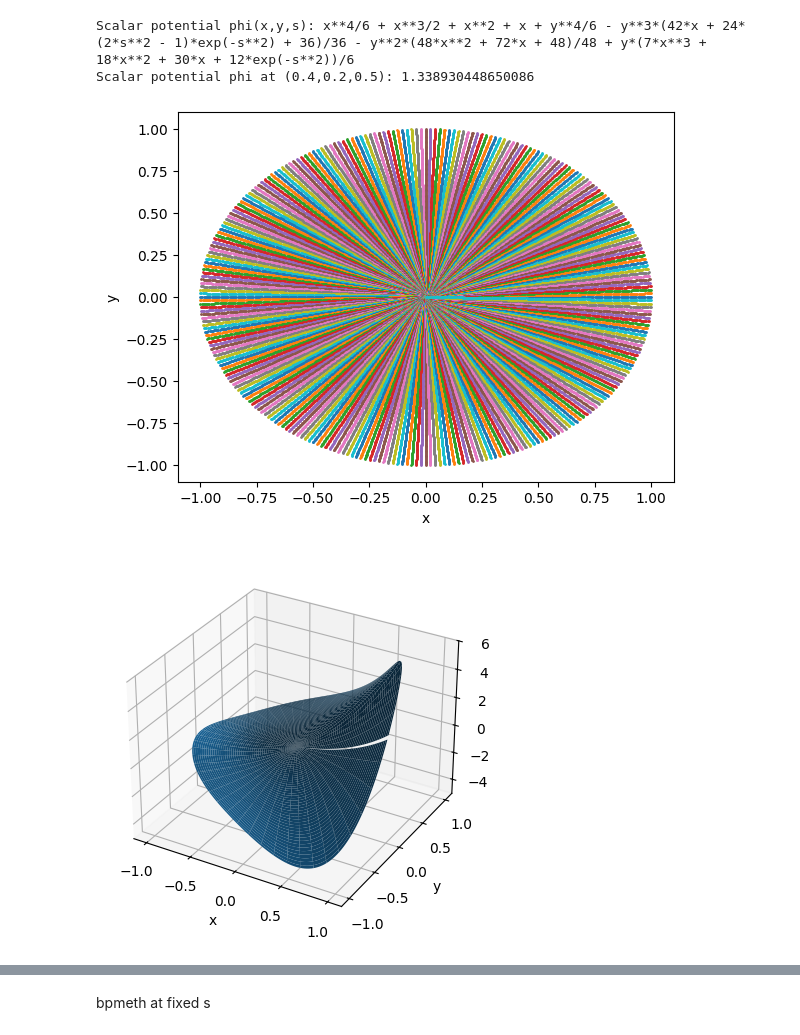
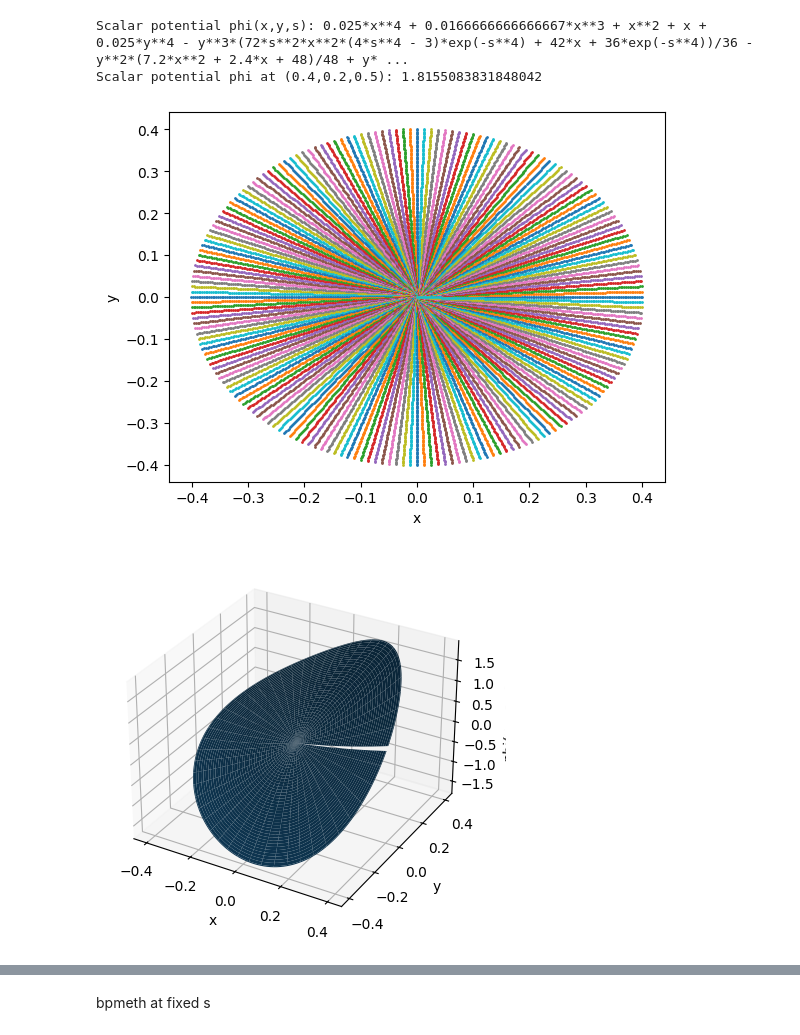
Before and after one commit to marcoliniF/bpmeth, a Jupyter notebook: preliminaryTrials/2.3abphiBABab_roundmeshgrid.ipynb, the cells around one changed output, grey strips where cells are left out. Saved outputs shown, nothing was run; the diff lists cells and outputs as text; code cells hidden in the pictures.

```diff
--- a/preliminaryTrials/2.3abphiBABab_roundmeshgrid.ipynb
+++ b/preliminaryTrials/2.3abphiBABab_roundmeshgrid.ipynb
@@ -8,7 +9,7 @@ from sympy.abc import x, y, s
 # %%
 #start from multipole coeefficients a_n(s)=a1,a2,... and b_n(s)
-a_coeffs = [1,2,3,4]
-b_coeffs = ["2*exp(-s**2)",5,6,7]
+a_coeffs = [1,2,0.1,0.6]
+b_coeffs = ["4+0*s","5+0*s","6*exp(-s**4)",7]#"1/(1 + 25*s**2)"
 #get bpmeth opbject
 expansion=bpmeth.FieldExpansion(a=a_coeffs, b=b_coeffs)
 #expansion.plot_components()
@@ -19,39 +20,39 @@ phi=expansion.get_phi()
 print("Scalar potential phi(x,y,s):", phi)
 
 XYS=(x,y,s)#symbolic expressions
 
 phi_func = lambdify(XYS, phi, 'numpy')#from symbolic to numerical function
 print("Scalar potential phi at (0.4,0.2,0.5):", phi_func(0.4,0.2,0.5))
 #define r, theta, s axes to convert the symbolic expression of phi into a numerical array
 # npoints=201
 # xa= np.linspace(-1,1,npoints)
 # ya=np.linspace(-1,1,npoints)
-rmin, rmax, nr = 0.001, 1.001, 200
-ntheta = 300
+rmin, rmax, nr = 0.001, 0.401, 128
+ntheta = 200
 rr = np.linspace(rmin, rmax, nr)
 tt = np.arange(ntheta)/ntheta*2*np.pi
 ss = np.linspace(-1,1, 40)
 
 rarr, tarr, sarr = np.meshgrid(rr, tt, ss, indexing='ij')
 xarr = rarr*np.cos(tarr)
 yarr = rarr*np.sin(tarr)
 #make a 3d plot of phi as a function of x and y for a fixed s
 plt.plot(xarr[:,:,0], yarr[:,:,0], 'o', markersize=1)
 plt.xlabel("x")
 plt.ylabel("y")
 P = phi_func(xarr[:,:,0], yarr[:,:,0], 0.)#s=0 is the middle  of the magnet
 fig = plt.figure()
 ax = fig.add_subplot(111, projection='3d')
 ax.plot_surface(xarr[:,:,0], yarr[:,:,0],P)
 ax.set_xlabel('x')
 ax.set_ylabel('y')
 ax.set_zlabel('phi(x,y,s=0.5)')
 plt.show()
 # %% [output]
-Scalar potential phi(x,y,s): x**4/6 + x**3/2 + x**2 + x + y**4/6 - y**3*(42*x + 24*(2*s**2 - 1)*exp(-s**2) + 36)/36 - y**2*(48*x**2 + 72*x + 48)/48 + y*(7*x**3 + 18*x**2 + 30*x + 12*exp(-s**2))/6
-Scalar potential phi at (0.4,0.2,0.5): 1.338930448650086
+Scalar potential phi(x,y,s): 0.025*x**4 + 0.0166666666666667*x**3 + x**2 + x + 0.025*y**4 - y**3*(72*s**2*x**2*(4*s**4 - 3)*exp(-s**4) + 42*x + 36*exp(-s**4))/36 - y**2*(7.2*x**2 + 2.4*x + 48)/48 + y* ...
+Scalar potential phi at (0.4,0.2,0.5): 1.8155083831848042
-[figure, old version]
+[figure, new version]
-[figure, old version]
+[figure, new version]
 # %%
 # Get analytical B field functions
 Bx_func, By_func, Bs_func = expansion.get_Bfield(lambdify=True)
```
Also changed, not shown: parts of 27 cells of this notebook, 1 other file.
